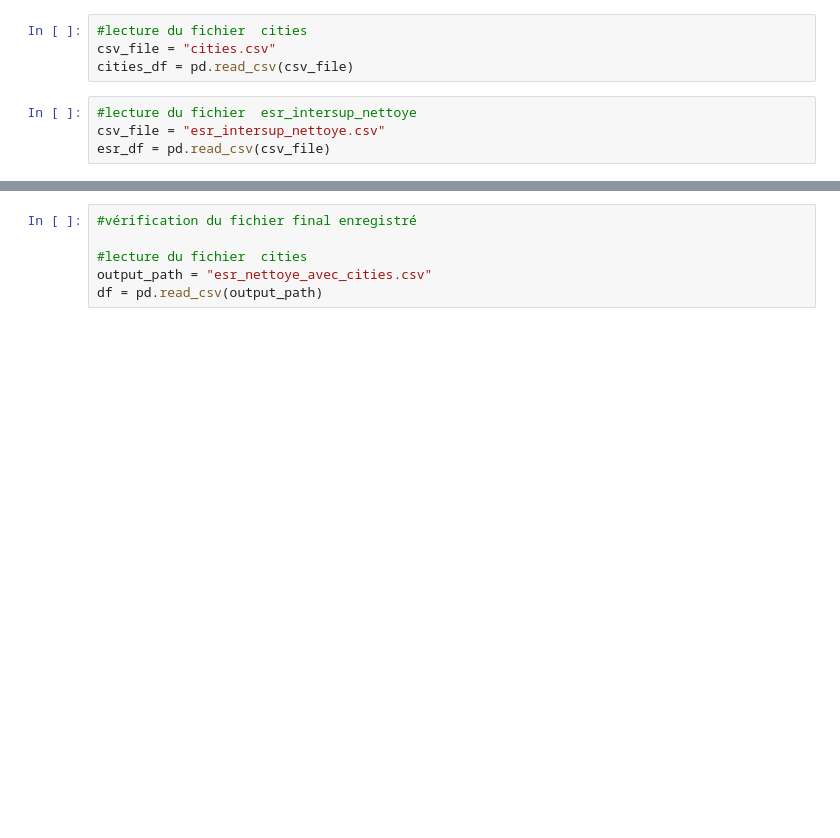
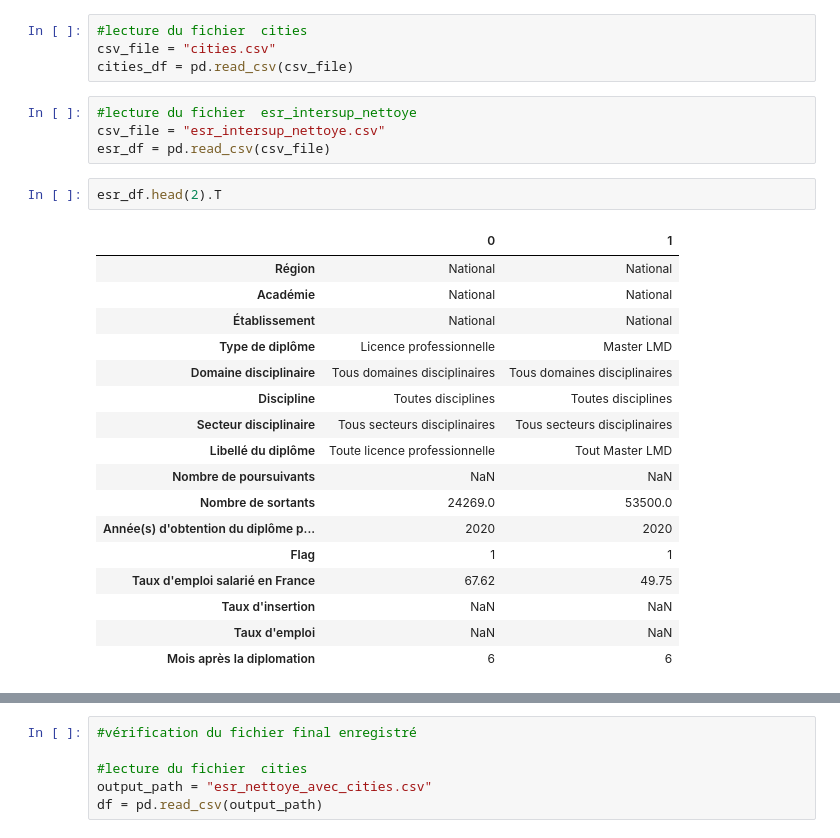
Before and after one commit to sybilleloth/debouchesBAC3, a Jupyter notebook: data/exploration fichier cities.ipynb, the cells around one changed output, grey strips where cells are left out. Drawn from its saved outputs; the diff is of its cells as text; blank space fills up the shorter version.

```diff
--- a/data/exploration fichier cities.ipynb
+++ b/data/exploration fichier cities.ipynb
@@ -11,5 +11,25 @@ cities_df = pd.read_csv(csv_file)
 #lecture du fichier  esr_intersup_nettoye
 csv_file = "esr_intersup_nettoye.csv"
 esr_df = pd.read_csv(csv_file)
+# %%
+esr_df.head(2).T
+# %% [output]
+|  | 0 | 1 |
+| Région | National | National |
+| Académie | National | National |
+| Établissement | National | National |
+| Type de diplôme | Licence professionnelle | Master LMD |
+| Domaine disciplinaire | Tous domaines disciplinaires | Tous domaines disciplinaires |
+| Discipline | Toutes disciplines | Toutes disciplines |
+| Secteur disciplinaire | Tous secteurs disciplinaires | Tous secteurs disciplinaires |
+| Libellé du diplôme | Toute licence professionnelle | Tout Master LMD |
+| Nombre de poursuivants | NaN | NaN |
+| Nombre de sortants | 24269.0 | 53500.0 |
+| Année(s) d'obtention du diplôme p... | 2020 | 2020 |
+| Flag | 1 | 1 |
+| Taux d'emploi salarié en France | 67.62 | 49.75 |
+| Taux d'insertion | NaN | NaN |
+| Taux d'emploi | NaN | NaN |
+| Mois après la diplomation | 6 | 6 |
 # %%
 print(cities_df.shape)
```
Also changed, not shown: parts of 18 cells of this notebook, 18 other files.
